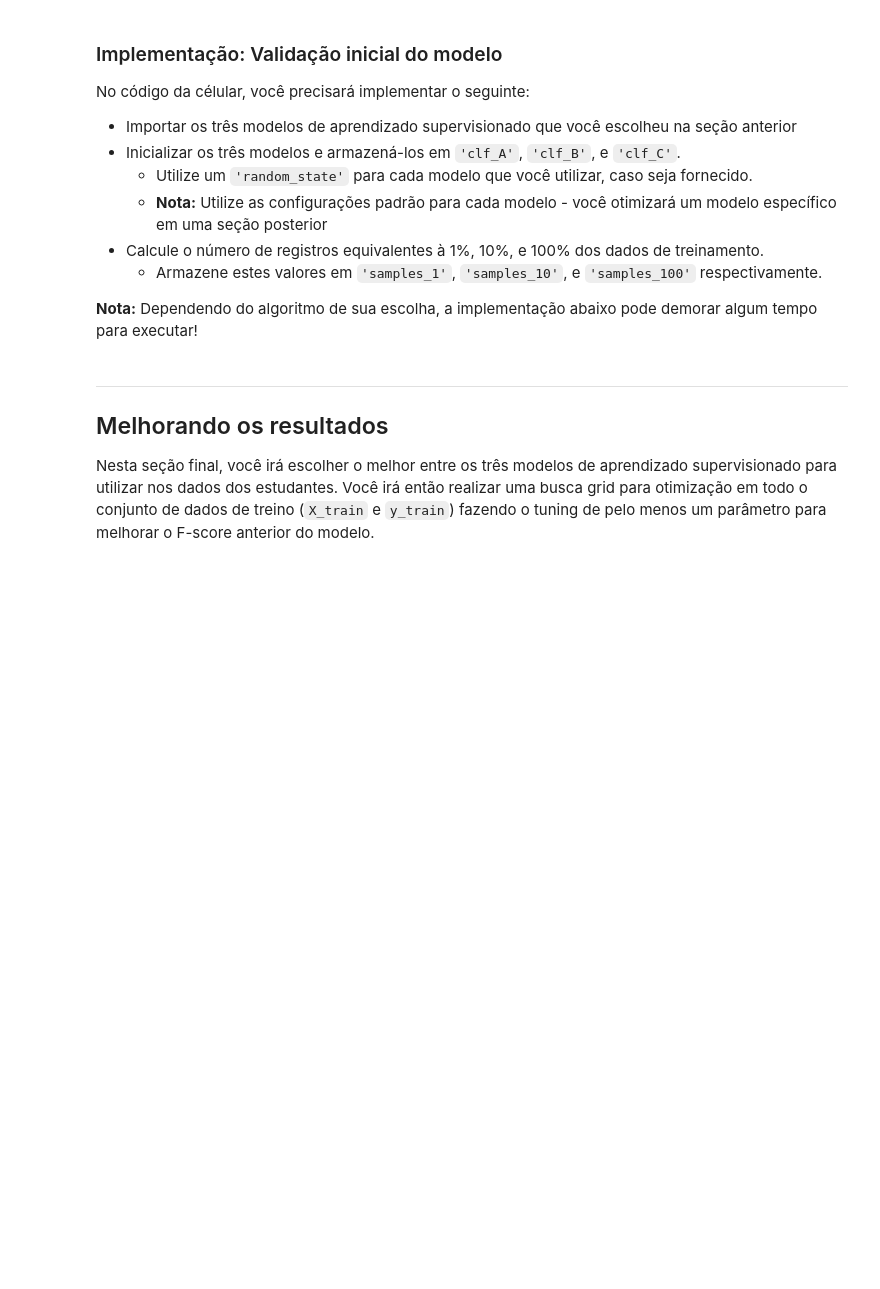
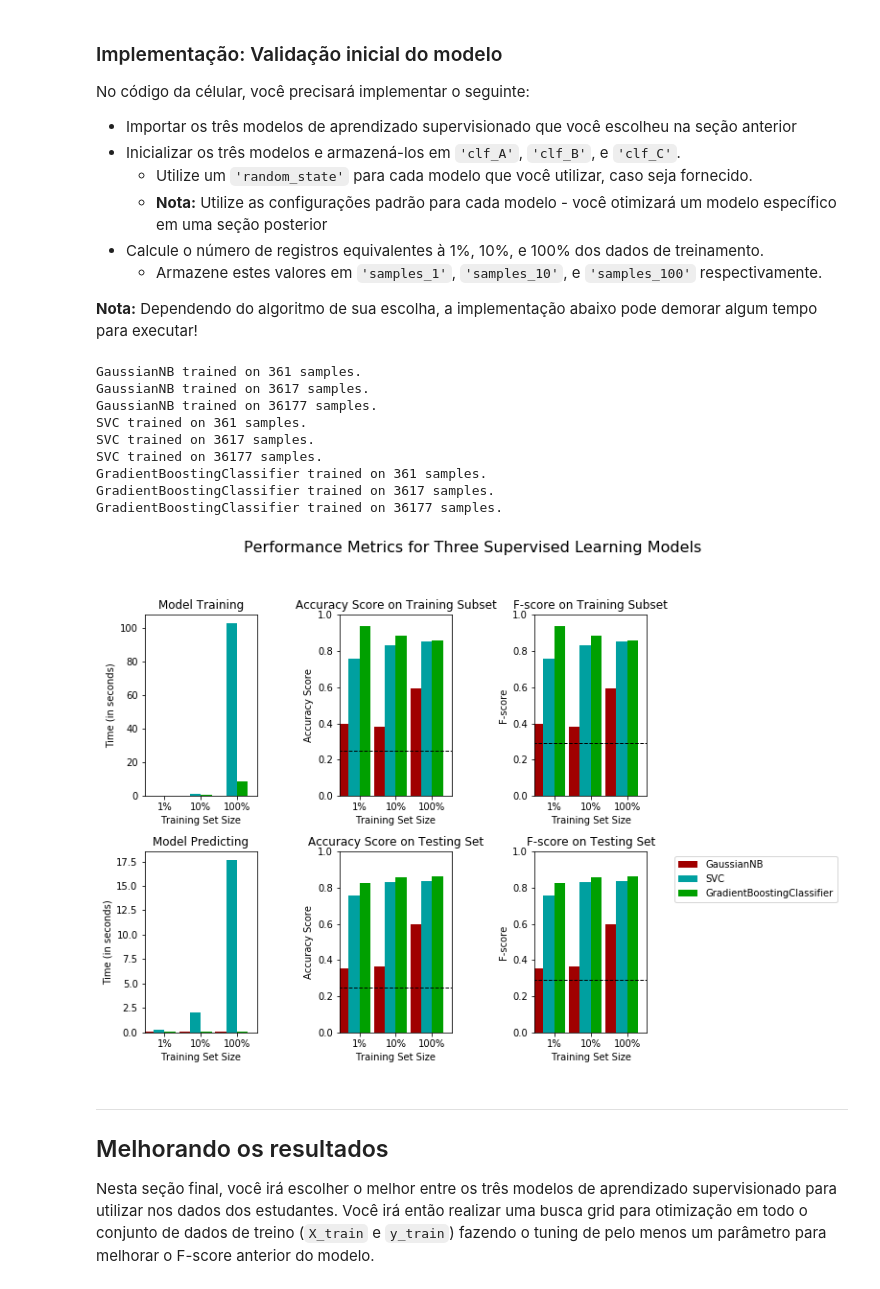
Before and after one commit to joaopaulopbjp/finding_donors, a Jupyter notebook: finding_donors_PT.ipynb, the cells around one changed output. Saved outputs shown, nothing was run; the diff lists cells and outputs as text; code cells hidden in the pictures; blank space fills up the shorter version.

Commit message:
O arquivo visuals.py apresentou erro no metodo evalute e foi trocado pela versão no github do projeto em ingles. Além disso, o projeto foi adiantado e parei na questão 3.

```diff
--- a/finding_donors_PT.ipynb
+++ b/finding_donors_PT.ipynb
@@ -244,6 +245,7 @@ Para problemas de classificação distorcidos em suas distribuições, como no n
 * Quando temos um modelo que sempre prediz '1' (e.x o indivíduo possui remuneração superior à 50k) então nosso modelo não terá Verdadeiros Negativos ou Falso Negativos, pois nós não estaremos afirmando que qualquer dos valores é negativo (ou '0') durante a predição. Com isso, nossa accuracy neste caso se torna o mesmo valor da precision (Verdadeiros positivos/ (Verdadeiros positivos + Falso positivos)) pois cada predição que fizemos com o valor '1' que deveria ter o valor '0' se torna um falso positivo; nosso denominador neste caso é o número total de registros.
 * Nossa pontuação de Recall(Verdadeiros positivos/(Verdadeiros Positivos + Falsos negativos)) será 1 pois não teremos Falsos negativos.
 # %%
+import sklearn.metrics
 '''
 TP = np.sum(income) # Contando pois este é o caso "naive". Note que 'income' são os dados 'income_raw' convertidos
 para valores numéricos durante o passo de pré-processamento de dados.
@@ -252,13 +254,20 @@ FP = income.count() - TP # Específico para o caso naive
 TN = 0 # Sem predições negativas para o caso naive
 FN = 0 # Sem predições negativas para o caso naive
 '''
+TP = np.sum(income)
+FP = income.count() - TP
+TN = 0
+FN = 0
+
 # TODO: Calcular accuracy, precision e recall
-accuracy = None
-recall = None
-precision = None
+accuracy = TP/(income.count())
+recall = TP/(TP+FN)
+precision = TP/(TP+FP)
 
 # TODO: Calcular o F-score utilizando a fórmula acima para o beta = 0.5 e os valores corretos de precision e recall.
-fscore = None
+fscore1 = (1+pow(0.5,2))*(precision*recall)
+fscore2 = (pow(0.5,2)*precision + recall)
+fscore = fscore1/fscore2
 
 # Exibir os resultados
-print "Naive Predictor: [Accuracy score: {:.4f}, F-score: {:.4f}]".format(accuracy, fscore)
+print ("Naive Predictor: [Accuracy score: {:.4f}, F-score: {:.4f}]".format(accuracy, fscore))
@@ -359,32 +470,46 @@ No código da célular, você precisará implementar o seguinte:
 
 **Nota:** Dependendo do algoritmo de sua escolha, a implementação abaixo pode demorar algum tempo para executar!
 # %%
-# TODO: Importe os três modelos de aprendizado supervisionado da sklearn
+# Importe os três modelos de aprendizado supervisionado da sklearn
+from sklearn.svm import SVC
+from sklearn.naive_bayes import GaussianNB
+from sklearn.ensemble import GradientBoostingClassifier
 
 # TODO: Inicialize os três modelos
-clf_A = None
-clf_B = None
-clf_C = None
+clf_A = GaussianNB()
+clf_B = SVC(gamma='auto')
+clf_C = GradientBoostingClassifier()
 
 # TODO: Calcule o número de amostras para 1%, 10%, e 100% dos dados de treinamento
 # HINT: samples_100 é todo o conjunto de treinamento e.x.: len(y_train)
 # HINT: samples_10 é 10% de samples_100
 # HINT: samples_1 é 1% de samples_100
-samples_100 = None
-samples_10 = None
-samples_1 = None
+samples_100 = len(y_train)
+samples_10 = int(samples_100 * 0.10)
+samples_1 = int(samples_100 * 0.01)
 
 # Colete os resultados dos algoritmos de aprendizado
 results = {}
 for clf in [clf_A, clf_B, clf_C]:
     clf_name = clf.__class__.__name__
     results[clf_name] = {}
     for i, samples in enumerate([samples_1, samples_10, samples_100]):
         results[clf_name][i] = \
         train_predict(clf, samples, X_train, y_train, X_test, y_test)
 
 # Run metrics visualization for the three supervised learning models chosen
 vs.evaluate(results, accuracy, fscore)
+# %% [output]
+GaussianNB trained on 361 samples.
+GaussianNB trained on 3617 samples.
+GaussianNB trained on 36177 samples.
+SVC trained on 361 samples.
+SVC trained on 3617 samples.
+SVC trained on 36177 samples.
+GradientBoostingClassifier trained on 361 samples.
+GradientBoostingClassifier trained on 3617 samples.
+GradientBoostingClassifier trained on 36177 samples.
+[figure, added]
 # %% [markdown]
 ----
 ## Melhorando os resultados
```
Also changed, not shown: parts of 7 cells of this notebook, 1 other file.
